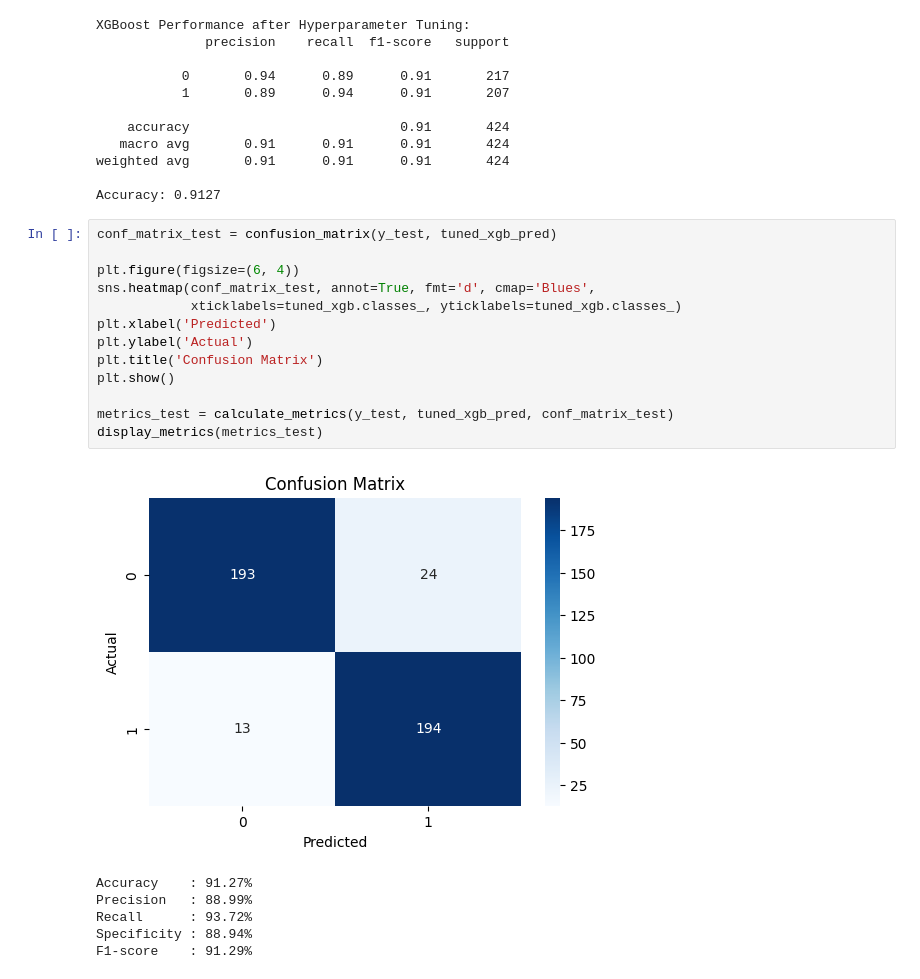
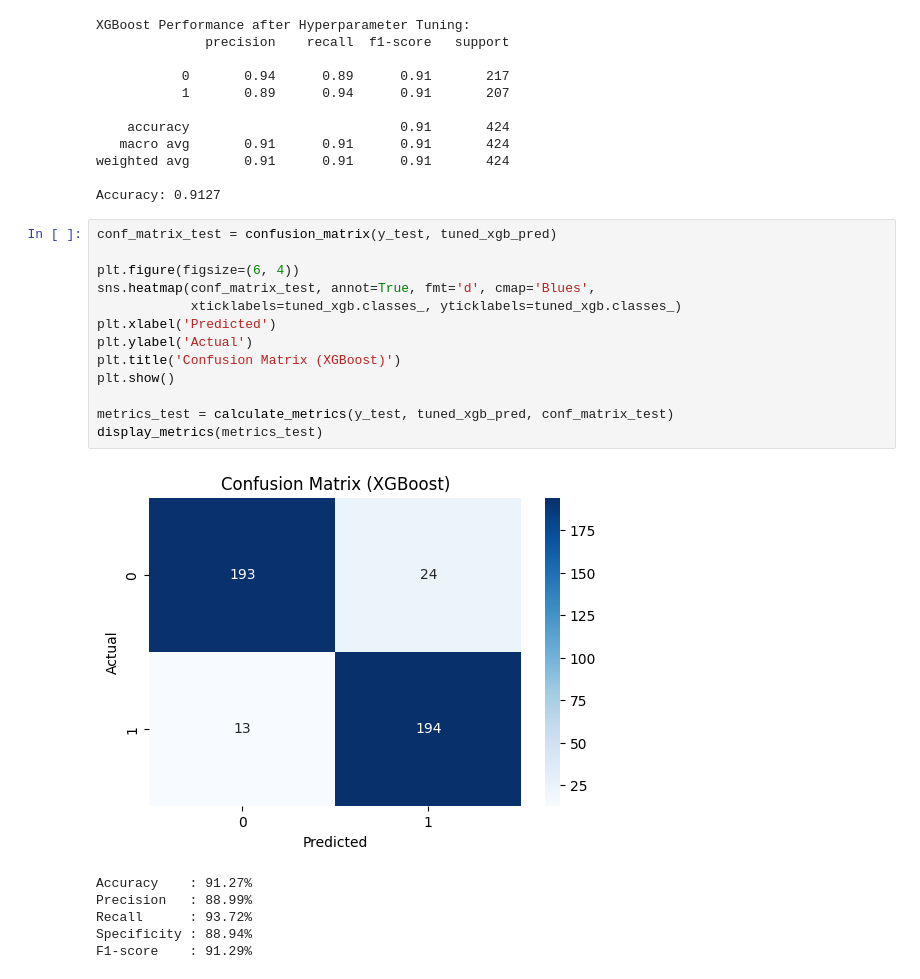
Before and after one commit to rydzze/Sentiment-Analysis-on-Hacker-Forums, a Jupyter notebook: xgb.ipynb, the cells around one changed output. Drawn from its saved outputs; the diff is of its cells as text.

```diff
--- a/xgb.ipynb
+++ b/xgb.ipynb
@@ -230,18 +230,18 @@ Accuracy: 0.9127
 # %%
 conf_matrix_test = confusion_matrix(y_test, tuned_xgb_pred)
 
 plt.figure(figsize=(6, 4))
 sns.heatmap(conf_matrix_test, annot=True, fmt='d', cmap='Blues',
             xticklabels=tuned_xgb.classes_, yticklabels=tuned_xgb.classes_)
 plt.xlabel('Predicted')
 plt.ylabel('Actual')
-plt.title('Confusion Matrix')
+plt.title('Confusion Matrix (XGBoost)')
 plt.show()
 
 metrics_test = calculate_metrics(y_test, tuned_xgb_pred, conf_matrix_test)
 display_metrics(metrics_test)
 # %% [output]
-[figure, old version]
+[figure, new version]
 Accuracy    : 91.27%
 Precision   : 88.99%
 Recall      : 93.72%
```
Also changed, not shown: parts of 1 cell of this notebook, 4 other files.
